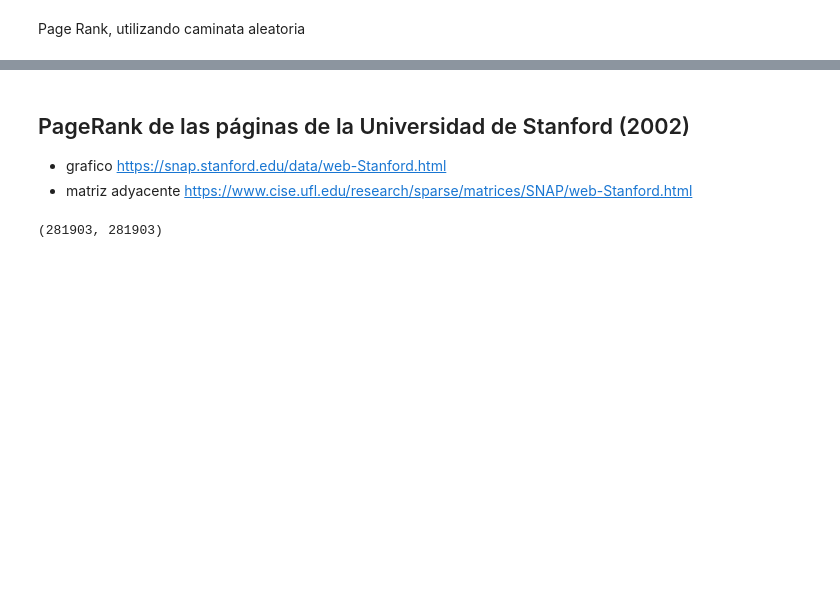
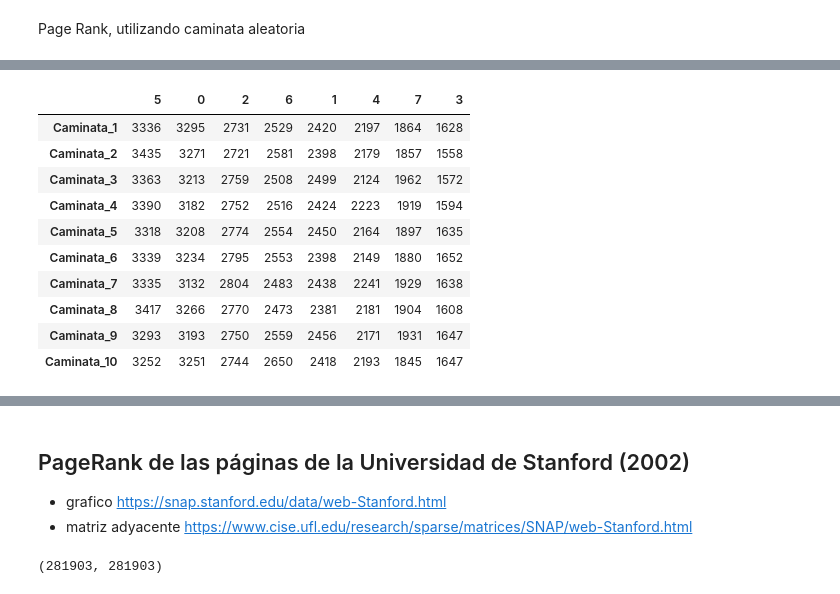
Before and after one commit to AnIsAsPe/Estadistica_y_Probabilidad_para-CD-, a Jupyter notebook: PrincipiosDeProbabilidad/Semana5/Simulación_MC_Page_Rank_2.ipynb, the cells around one changed output, grey strips where cells are left out. Saved outputs shown, nothing was run; the diff lists cells and outputs as text; code cells hidden in the pictures; blank space fills up the shorter version.

```diff
--- a/PrincipiosDeProbabilidad/Semana5/Simulación_MC_Page_Rank_2.ipynb
+++ b/PrincipiosDeProbabilidad/Semana5/Simulación_MC_Page_Rank_2.ipynb
@@ -25,6 +24,15 @@ def añadir_conexiones(g, pr):
                 else:
                     continue
     return g
+# %%
+def seleccion_siguiente_pagina(nod, g, paginas):
+    vecinos = list(g.out_edges(nod))
+    # Si no hay vecinos escogemos cualquier vecino al azar
+    if (len(vecinos) == 0):
+        siguiente = random.choice(paginas)
+    else:
+        siguiente = random.choice(vecinos)[1]
+    return siguiente
 # %% [markdown]
 # PageRank con conjunto de datos sintéticos
 # %% [markdown]
@@ -175,0 +172,16 @@ pesos_dict2
+# %%
+caminatas = 10
+largo_caminatas = 20000
+
+paginas = list(g.nodes())
+
+caminatas_df = pd.DataFrame(columns = ['PaginaVisitada_{}'.format(n+1) for n in range(largo_caminatas)],
+                            index = ['Caminata_{}'.format(c+1) for c in range(caminatas)])
+
+caminatas_df['PaginaVisitada_1'] = np.random.choice(paginas, size=caminatas)
+
+
+for n in range(2, largo_caminatas+1):
+        caminatas_df['PaginaVisitada_{}'.format(n)] = caminatas_df['PaginaVisitada_{}'.format(n-1)].apply(lambda x: seleccion_siguiente_pagina(x, g, paginas))
+
+caminatas_df
@@ -175,0 +201,16 @@ pesos_dict2
+# %%
+conteo_paginas_visitadas = caminatas_df.apply(lambda x: x.value_counts(), axis=1)
+conteo_paginas_visitadas = conteo_paginas_visitadas.fillna(0).astype(int)
+conteo_paginas_visitadas
+# %% [output]
+|  | 5 | 0 | 2 | 6 | 1 | 4 | 7 | 3 |
+| Caminata_1 | 3336 | 3295 | 2731 | 2529 | 2420 | 2197 | 1864 | 1628 |
+| Caminata_2 | 3435 | 3271 | 2721 | 2581 | 2398 | 2179 | 1857 | 1558 |
+| Caminata_3 | 3363 | 3213 | 2759 | 2508 | 2499 | 2124 | 1962 | 1572 |
+| Caminata_4 | 3390 | 3182 | 2752 | 2516 | 2424 | 2223 | 1919 | 1594 |
+| Caminata_5 | 3318 | 3208 | 2774 | 2554 | 2450 | 2164 | 1897 | 1635 |
+| Caminata_6 | 3339 | 3234 | 2795 | 2553 | 2398 | 2149 | 1880 | 1652 |
+| Caminata_7 | 3335 | 3132 | 2804 | 2483 | 2438 | 2241 | 1929 | 1638 |
+| Caminata_8 | 3417 | 3266 | 2770 | 2473 | 2381 | 2181 | 1904 | 1608 |
+| Caminata_9 | 3293 | 3193 | 2750 | 2559 | 2456 | 2171 | 1931 | 1647 |
+| Caminata_10 | 3252 | 3251 | 2744 | 2650 | 2418 | 2193 | 1845 | 1647 |
```
Also changed, not shown: parts of 17 cells of this notebook.
